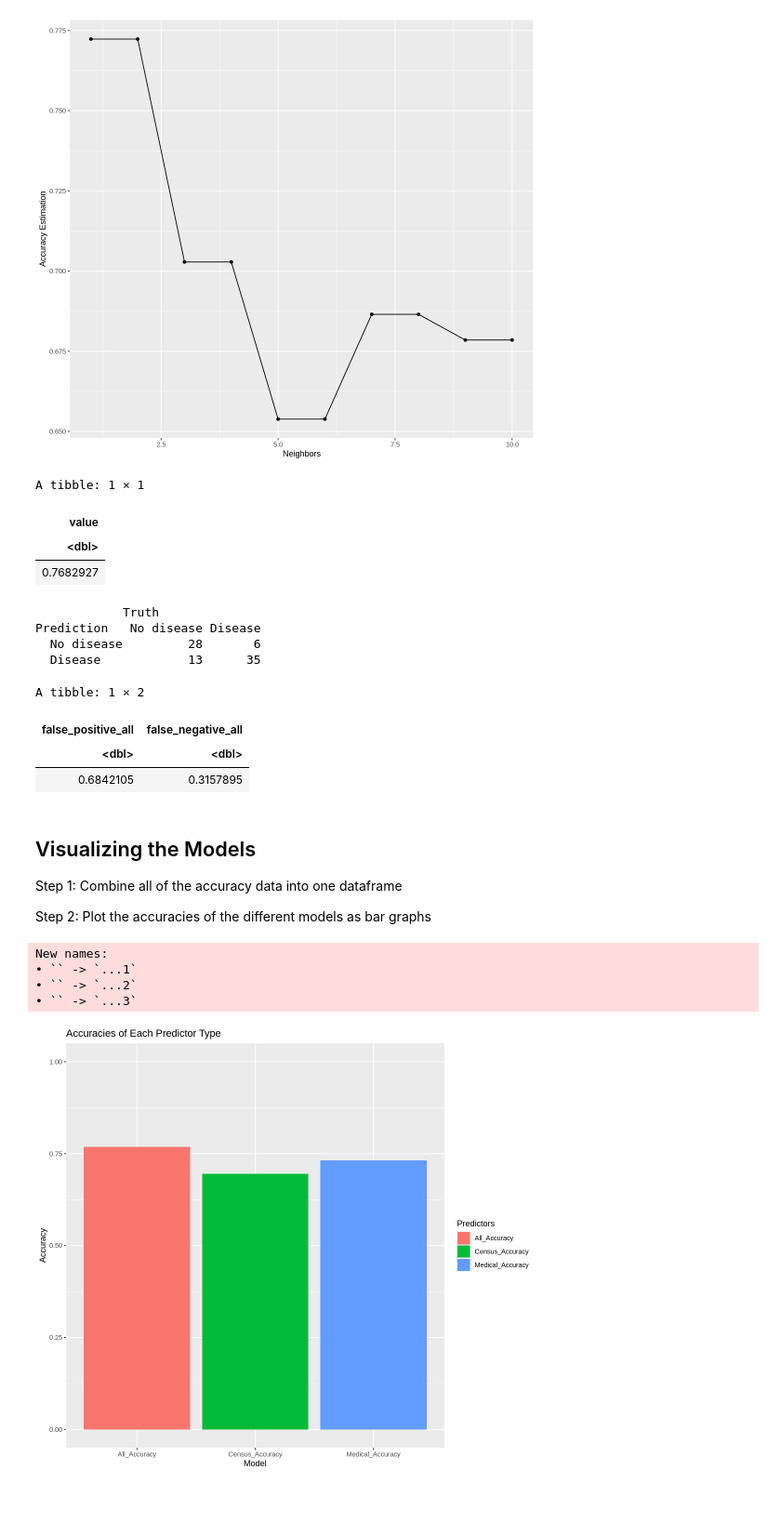
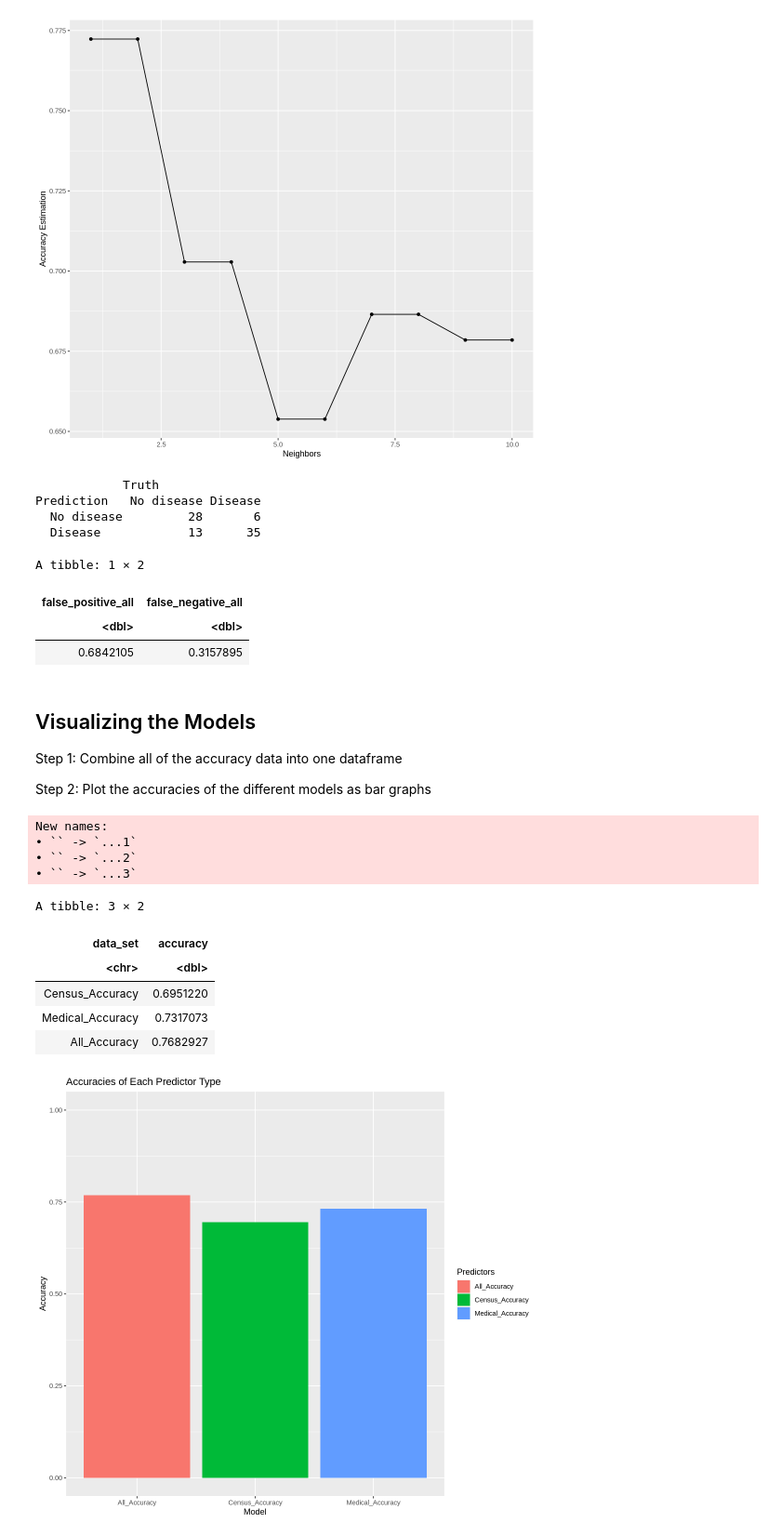
Before and after one commit to Phoebeml/Group20_DSCI100, a Jupyter notebook: Group20Project.ipynb, the cells around one changed output. Shown at 93% size. Drawn from its saved outputs; the diff is of its cells as text; code cells hidden in the pictures; blank space fills up the shorter version.

```diff
--- a/Group20Project.ipynb
+++ b/Group20Project.ipynb
@@ -459,38 +465,39 @@ heart_fit_all <- workflow() |>
     add_model(heart_spec_all) |>
     fit(data = heart_train_all)
 
+# predict the accuracy of prediction while only using medical predictors
 heart_predicted_all <- predict(heart_fit_all, heart_test_all) |>
     bind_cols(heart_test_all)
 
+# produce the accuracy of prediction while only using medical predictors
 acc_all <- heart_predicted_all |>
     metrics(truth = num, estimate = .pred_class) |>
     filter(.metric == "accuracy") |>
     select(.estimate) |>
     pull()
-as_tibble(acc_all)
 
+#create a confusion matrix with Truth and Prediction values of diagnosis
 confusion_all <- heart_predicted_all|>
              conf_mat(truth = num, estimate = .pred_class)
 confusion_all
 
+#Calculate the percentage wrong predictions that are false positive
 false_positive_all <- 13/19
 
+#Calculate the percentage wrong predictions that are false negative
 false_negative_all <- 6/19
 
+#Produce a tibble with false_positive and false_negative values
 tibble(false_positive_all, false_negative_all)
 # %% [output]
-A tibble: 1 × 1
+            Truth
+Prediction   No disease Disease
+  No disease         28       6
+  Disease            13      35
+A tibble: 1 × 2
-| value |
-| <dbl> |
-| 0.7682927 |
+| false_positive_all | false_negative_all |
+| <dbl> | <dbl> |
+| 0.6842105 | 0.3157895 |
-            Truth
-Prediction   No disease Disease
-  No disease         28       6
-  Disease            13      35
-A tibble: 1 × 2
-| false_positive_all | false_negative_all |
-| <dbl> | <dbl> |
-| 0.6842105 | 0.3157895 |
 # %% [markdown]
 Visualizing the Models
 ---
@@ -500,19 +507,26 @@ Step 2: Plot the accuracies of the different models as bar graphs
 # %%
 #bind all of the accuracies together
 accuracy_data <- bind_cols(acc_census,acc_med, acc_all)
 names <- c("Census_Accuracy","Medical_Accuracy", "All_Accuracy")
 colnames(accuracy_data) <- names
 
 #tidy the accuracy data (make in tidy format)
 tidy_accuracy_data <- pivot_longer(accuracy_data,
             cols = Census_Accuracy:All_Accuracy,
             names_to = "data_set",
             values_to = "accuracy")
+tidy_accuracy_data
 # %% [output]
 New names:
 • `` -> `...1`
 • `` -> `...2`
 • `` -> `...3`
+A tibble: 3 × 2
+| data_set | accuracy |
+| <chr> | <dbl> |
+| Census_Accuracy | 0.6951220 |
+| Medical_Accuracy | 0.7317073 |
+| All_Accuracy | 0.7682927 |
 # %%
 #plot the accuracies as a bar graph
 Accuracy_plot <- tidy_accuracy_data |>
```
Also changed, not shown: parts of 3 cells of this notebook.
